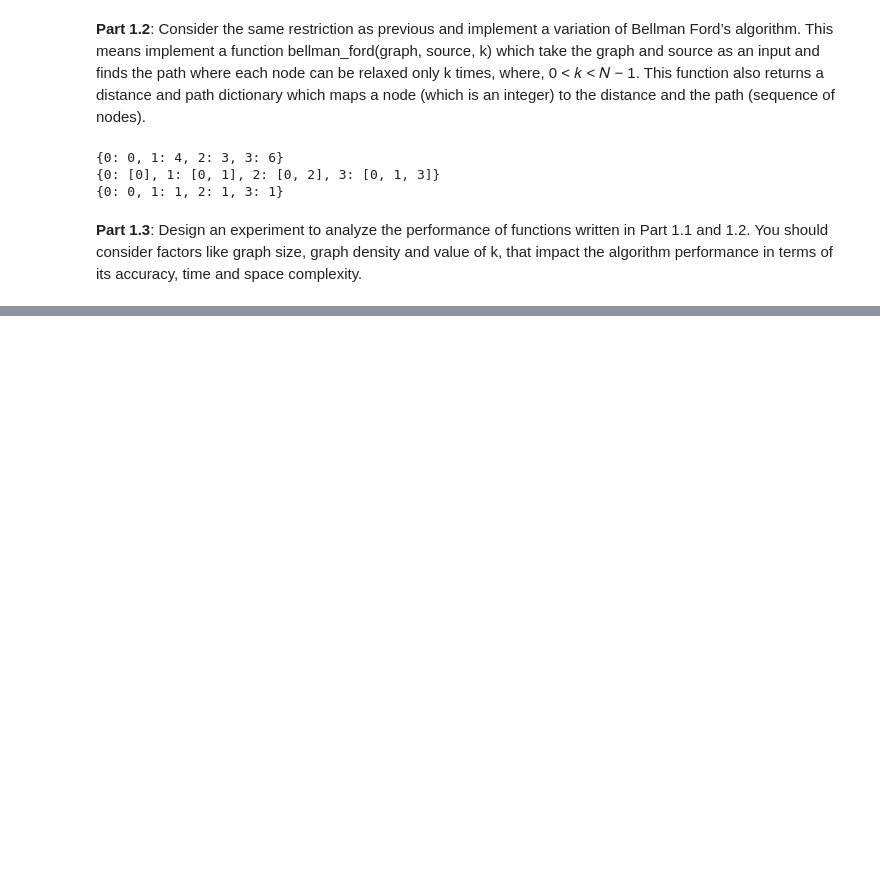
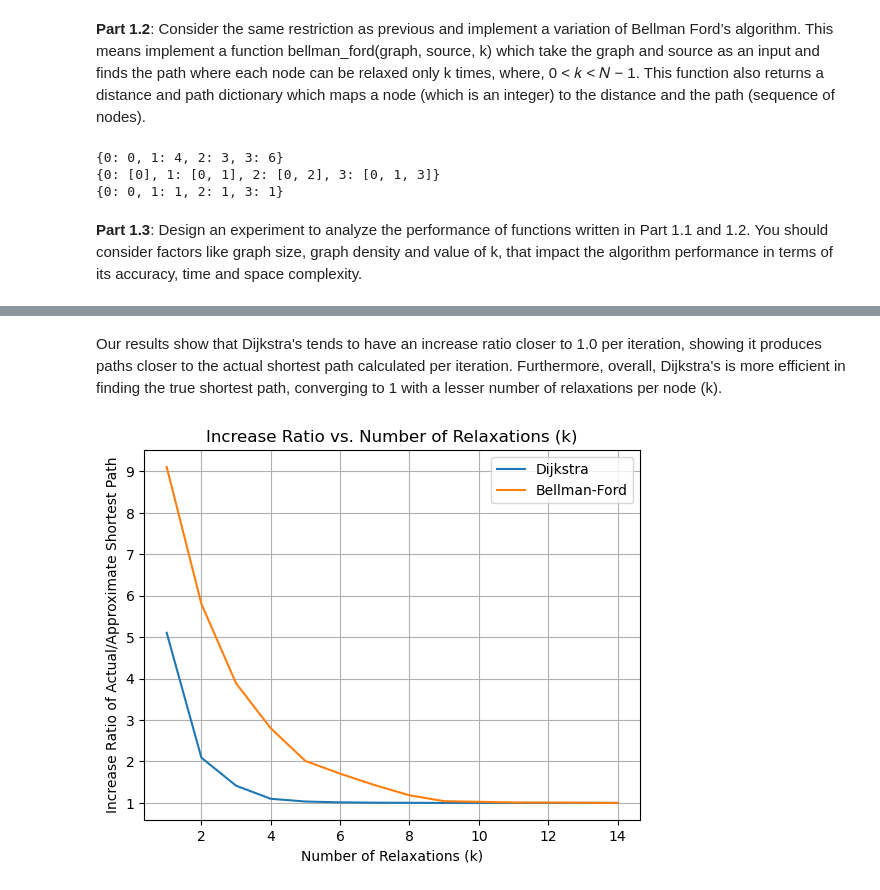
Before and after one commit to CarSerapio/2xc3final-, a Jupyter notebook: Part 1.ipynb, the cells around one changed output, grey strips where cells are left out. Cells and saved outputs as stored; diff of their text form; code cells hidden in the pictures; blank space fills up the shorter version.

```diff
--- a/Part 1.ipynb
+++ b/Part 1.ipynb
@@ -211,3 +212,5 @@ First, we will find the shortest path of a large graph using a normal Dijkstra's
+# %% [markdown]
+Our results show that Dijkstra's tends to have an increase ratio closer to 1.0 per iteration, showing it produces paths closer to the actual shortest path calculated per iteration. Furthermore, overall, Dijkstra's is more efficient in finding the true shortest path, converging to 1 with a lesser number of relaxations per node (k).
 # %%
 def dijkstra_nolimit(g, source):
     paths = {source: [source]}
@@ -239,18 +243,15 @@ def dijkstra_nolimit(g, source):
 # %%
-def generate_graph(num_nodes, density):
-    graph = DWG()
+def generate_graph(graph, nodes, edges, max_weight):
+    added_nodes = set() # set to store (unique) added nodes
 
-    for i in range(num_nodes):
-        graph.add_node(i)
+    for _ in range(nodes):
+        node = len(added_nodes) # Generate nodes starting from 0
+        graph.add_node(node)
+        added_nodes.add(node)
 
-    for i in range(num_nodes):
-        for j in range(num_nodes):
-            if i != j and random.random() < density:
-                weight = random.randint(1,50)
-                graph.add_edge(i, j, weight)
-
-    return graph
-
-num_nodes = 270
-density = 0.4
-g = generate_graph(num_nodes, density)
+    for _ in range(edges):
+        source = random.randint(0, nodes - 1)
+        target = random.randint(0, nodes - 1)
+        weight = random.randint(1, max_weight) # assume positive weights (for simplicity)
+        if source != target and not graph.are_connected(source, target):
+            graph.add_edge(source, target, weight)
@@ -259,0 +303,18 @@ full_paths = paths
+# %%
+graph_size = 80
+source_node = 0
+max_weight = 50
+
+k_values, increase_ratios_dijkstra, increase_ratios_bf = run_experiment(graph_size, source_node, max_weight)
+
+# Plot the results
+plt.plot(k_values, increase_ratios_dijkstra, label="Dijkstra")
+plt.plot(k_values, increase_ratios_bf, label="Bellman-Ford")
+plt.xlabel("Number of Relaxations (k)")
+plt.ylabel("Increase Ratio of Actual/Approximate Shortest Path")
+plt.title("Increase Ratio vs. Number of Relaxations (k)")
+plt.legend()
+plt.grid(True)
+plt.show()
+# %% [output]
+[figure, added]
```
Also changed, not shown: parts of 6 cells of this notebook.
